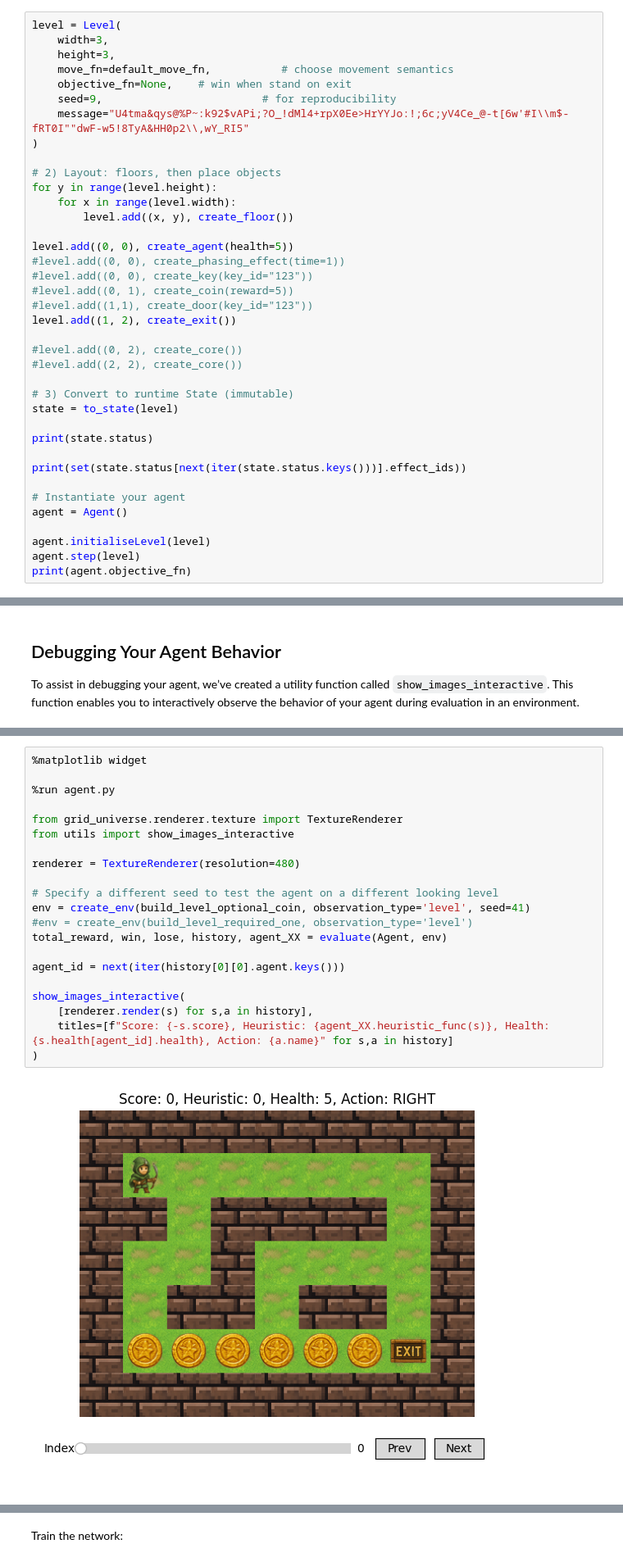
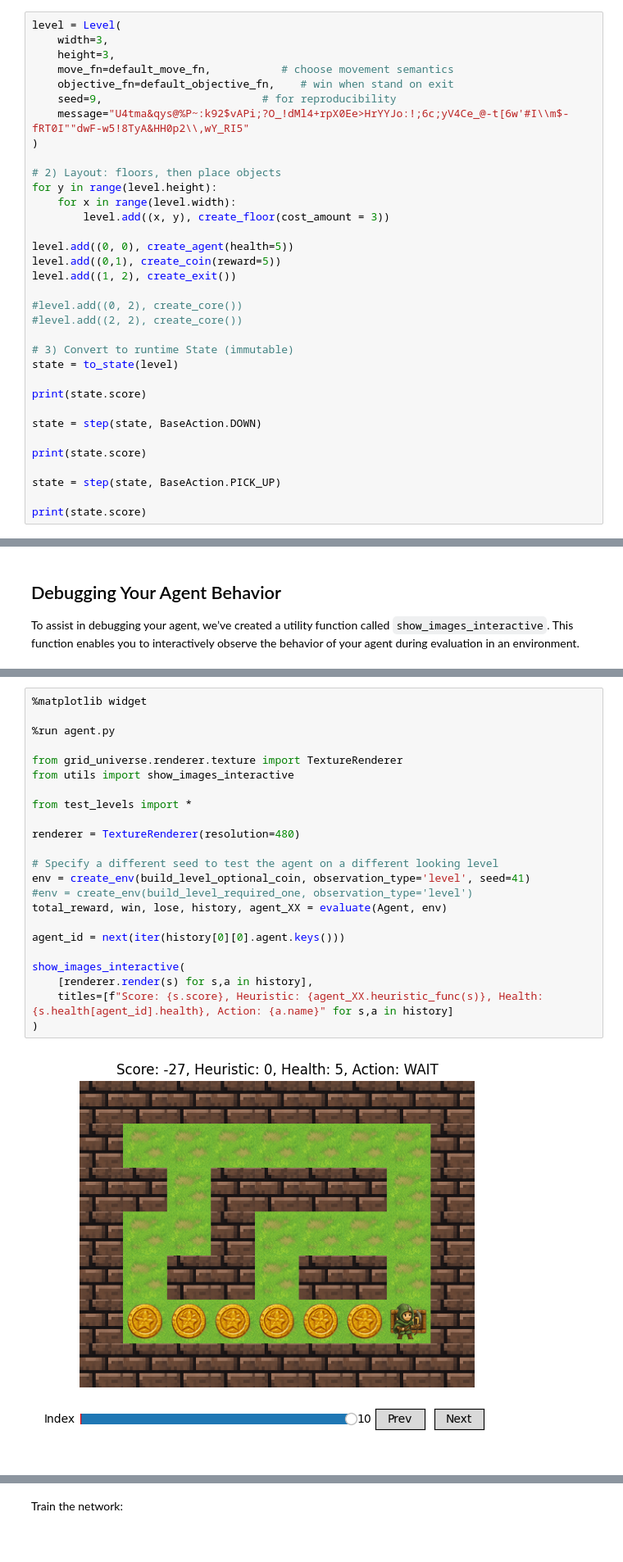
Before and after one commit to EugeneOYZ1203n/CS2109S-Mini-project, a Jupyter notebook: mini-project.ipynb, the cells around one changed output, grey strips where cells are left out. Shown at 82% size. Saved outputs shown, nothing was run; the diff lists cells and outputs as text.

Commit message:
Make it handle coin pickups in one step

```diff
--- a/mini-project.ipynb
+++ b/mini-project.ipynb
@@ -514,7 +514,7 @@ level = Level(
     width=3,
     height=3,
     move_fn=default_move_fn,           # choose movement semantics
-    objective_fn=None,    # win when stand on exit
+    objective_fn=default_objective_fn,    # win when stand on exit
     seed=9,                         # for reproducibility
     message="U4tma&qys@%P~:k92$vAPi;?O_!dMl4+rpX0Ee>HrYYJo:!;6c;yV4Ce_@-t[6w'#I\\m$-fRT0I""dwF-w5!8TyA&HH0p2\\,wY_RI5"
 )
@@ -522,13 +522,10 @@ level = Level(
 # 2) Layout: floors, then place objects
 for y in range(level.height):
     for x in range(level.width):
-        level.add((x, y), create_floor())
+        level.add((x, y), create_floor(cost_amount = 3))
 
 level.add((0, 0), create_agent(health=5))
-#level.add((0, 0), create_phasing_effect(time=1))
-#level.add((0, 0), create_key(key_id="123"))
-#level.add((0, 1), create_coin(reward=5))
-#level.add((1,1), create_door(key_id="123"))
+level.add((0,1), create_coin(reward=5))
 level.add((1, 2), create_exit())
 
 #level.add((0, 2), create_core())
@@ -537,14 +534,13 @@ level.add((1, 2), create_exit())
 # 3) Convert to runtime State (immutable)
 state = to_state(level)
 
-print(state.status)
+print(state.score)
 
-print(set(state.status[next(iter(state.status.keys()))].effect_ids))
+state = step(state, BaseAction.DOWN)
 
-# Instantiate your agent
-agent = Agent()
+print(state.score)
 
-agent.initialiseLevel(level)
-agent.step(level)
-print(agent.objective_fn)
+state = step(state, BaseAction.PICK_UP)
+
+print(state.score)
 # %% [output]
@@ -900,26 +820,28 @@ def get_level():
 # %%
 %matplotlib widget
 
 %run agent.py
 
 from grid_universe.renderer.texture import TextureRenderer
 from utils import show_images_interactive
+
+from test_levels import *
 
 renderer = TextureRenderer(resolution=480)
 
 # Specify a different seed to test the agent on a different looking level
 env = create_env(build_level_optional_coin, observation_type='level', seed=41)
 #env = create_env(build_level_required_one, observation_type='level')
 total_reward, win, lose, history, agent_XX = evaluate(Agent, env)
 
 agent_id = next(iter(history[0][0].agent.keys()))
 
 show_images_interactive(
     [renderer.render(s) for s,a in history],
-    titles=[f"Score: {-s.score}, Heuristic: {agent_XX.heuristic_func(s)}, Health: {s.health[agent_id].health}, Action: {a.name}" for s,a in history]
+    titles=[f"Score: {s.score}, Heuristic: {agent_XX.heuristic_func(s)}, Health: {s.health[agent_id].health}, Action: {a.name}" for s,a in history]
 )
 # %% [output]
-[figure, old version]
+[figure, new version]
 Portal pairs:  0
 Collectibles:  6
 Requirement for Speed, Key, Ghost:  Nothing
```
Also changed, not shown: parts of 6 cells of this notebook, 1 other file.
